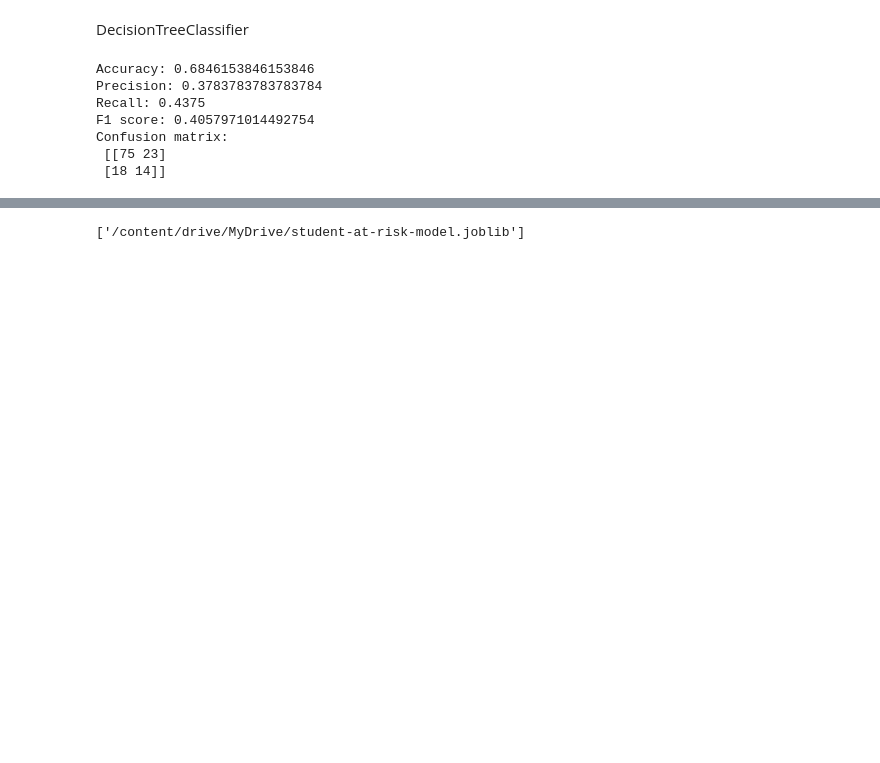
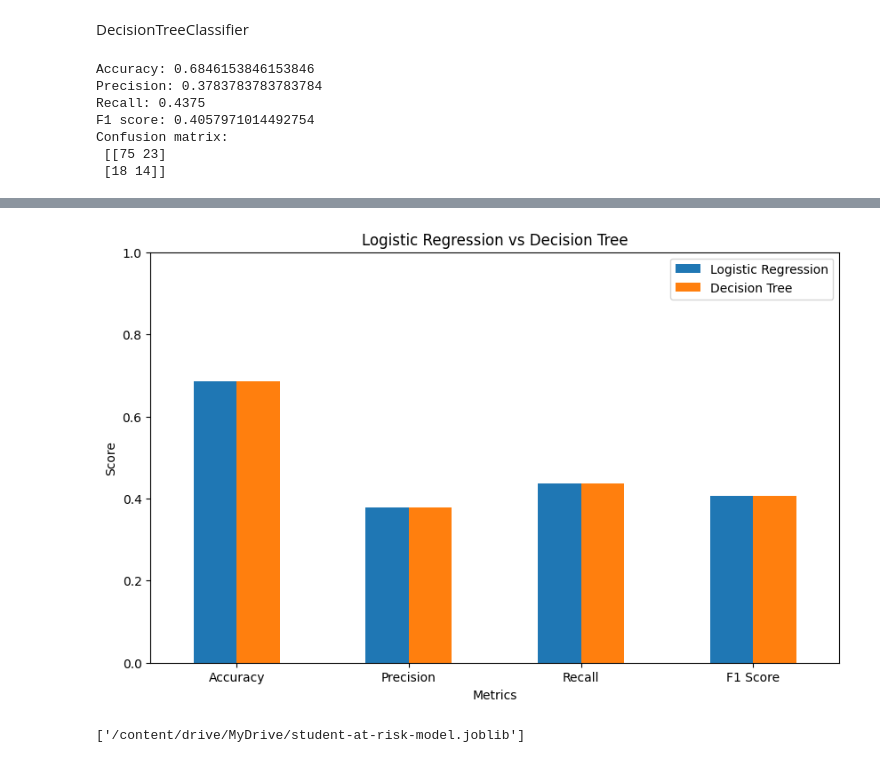
Before and after one commit to maida-xaashi/Bile-Initiative, a Jupyter notebook: Untitled2.ipynb, the cells around one changed output, grey strips where cells are left out. Saved outputs shown, nothing was run; the diff lists cells and outputs as text; code cells hidden in the pictures; blank space fills up the shorter version.

```diff
--- a/Untitled2.ipynb
+++ b/Untitled2.ipynb
@@ -142,7 +142,7 @@ preprocessor=ColumnTransformer(
 model=Pipeline(
     steps=[
         ("preprocessor", preprocessor),
-        ("model", DecisionTreeClassifier(random_state=42))
+        ("model", DecisionTreeClassifier(random_state=42,class_weight="balanced"))
     ]
 )
 # %%
@@ -162,3 +162,20 @@ F1 score: 0.4057971014492754
 Confusion matrix:
  [[75 23]
  [18 14]]
+# %%
+comparison = pd.DataFrame({
+    "Logistic Regression": [
+        accuracy_score(y_test, y_pred),
+        precision_score(y_test, y_pred),
+        recall_score(y_test, y_pred),
+        f1_score(y_test, y_pred)
+    ],
+    "Decision Tree": [
+        accuracy_score(y_test, y_pred),
+        precision_score(y_test, y_pred),
+        recall_score(y_test, y_pred),
+        f1_score(y_test, y_pred)
+    ]
+}, index=["Accuracy", "Precision", "Recall", "F1 Score"])
+
+comparison
@@ -165,3 +188,15 @@ Confusion matrix:
+# %%
+comparison.plot(kind="bar", figsize=(10, 6))
+
+plt.xlabel("Metrics")
+plt.ylabel("Score")
+plt.title("Logistic Regression vs Decision Tree")
+plt.ylim(0, 1)
+plt.xticks(rotation=0)
+plt.legend()
+plt.show()
+# %% [output]
+[figure, added]
 # %%
 joblib.dump(
     "student-at-risk-model.joblib",
```
Also changed, not shown: parts of 2 cells of this notebook.
